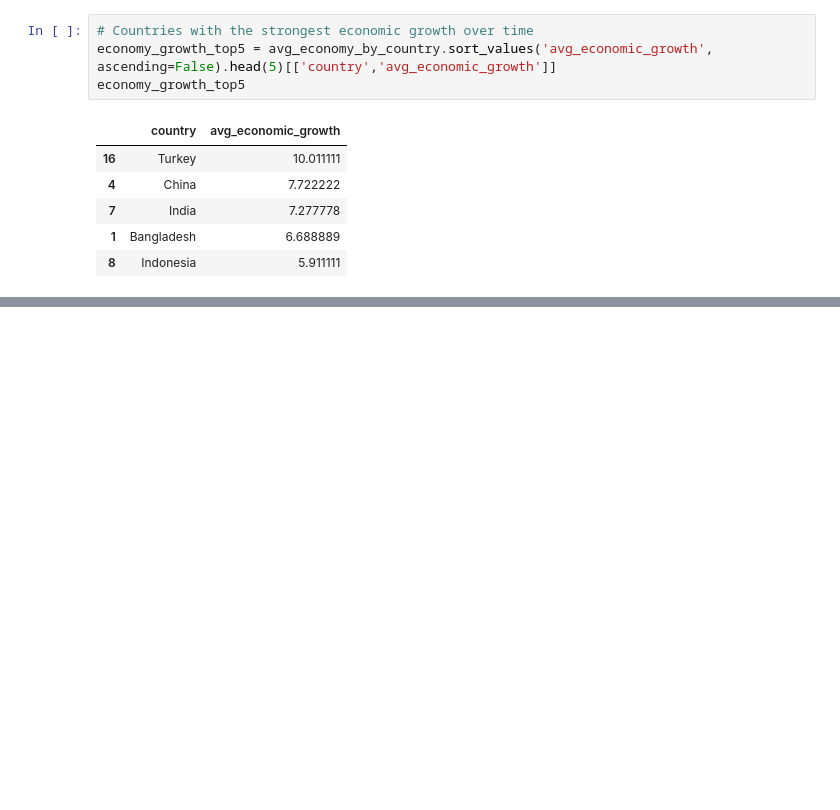
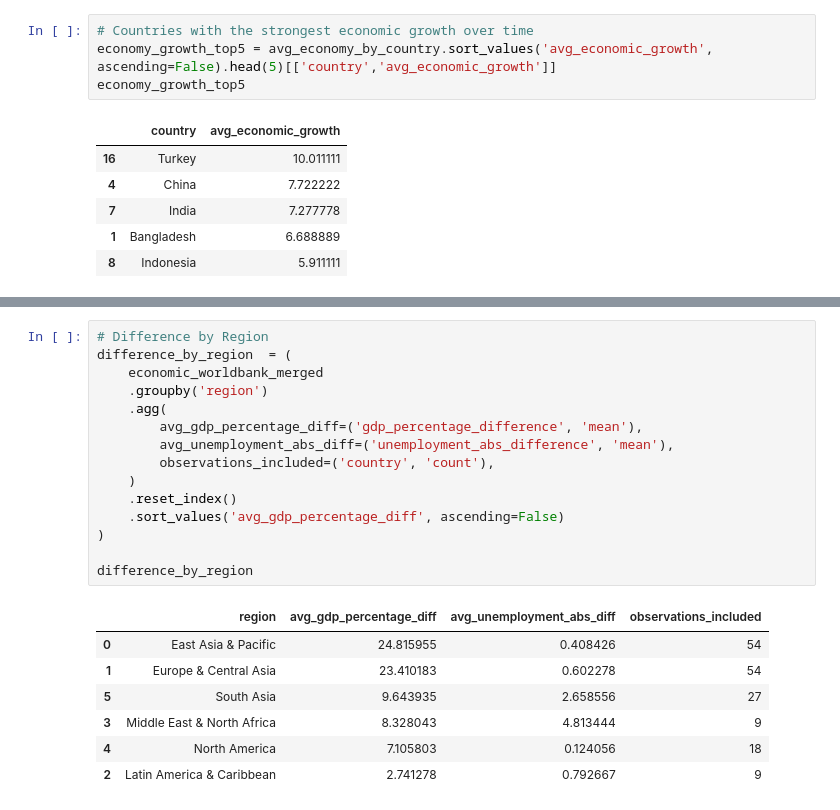
Before and after one commit to Enarb1/interv, a Jupyter notebook: notebooks/task03.ipynb, the cells around one changed output, grey strips where cells are left out. Cells and saved outputs as stored; diff of their text form; blank space fills up the shorter version.

```diff
--- a/notebooks/task03.ipynb
+++ b/notebooks/task03.ipynb
@@ -1377,0 +1499,23 @@ economy_growth_top5
+# %%
+# Difference by Region
+difference_by_region  = (
+    economic_worldbank_merged
+    .groupby('region')
+    .agg(
+        avg_gdp_percentage_diff=('gdp_percentage_difference', 'mean'),
+        avg_unemployment_abs_diff=('unemployment_abs_difference', 'mean'),
+        observations_included=('country', 'count'),
+    )
+    .reset_index()
+    .sort_values('avg_gdp_percentage_diff', ascending=False)
+)
+
+difference_by_region
+# %% [output]
+|  | region | avg_gdp_percentage_diff | avg_unemployment_abs_diff | observations_included |
+| 0 | East Asia & Pacific | 24.815955 | 0.408426 | 54 |
+| 1 | Europe & Central Asia | 23.410183 | 0.602278 | 54 |
+| 5 | South Asia | 9.643935 | 2.658556 | 27 |
+| 3 | Middle East & North Africa | 8.328043 | 4.813444 | 9 |
+| 4 | North America | 7.105803 | 0.124056 | 18 |
+| 2 | Latin America & Caribbean | 2.741278 | 0.792667 | 9 |
```
Also changed, not shown: parts of 10 cells of this notebook.
